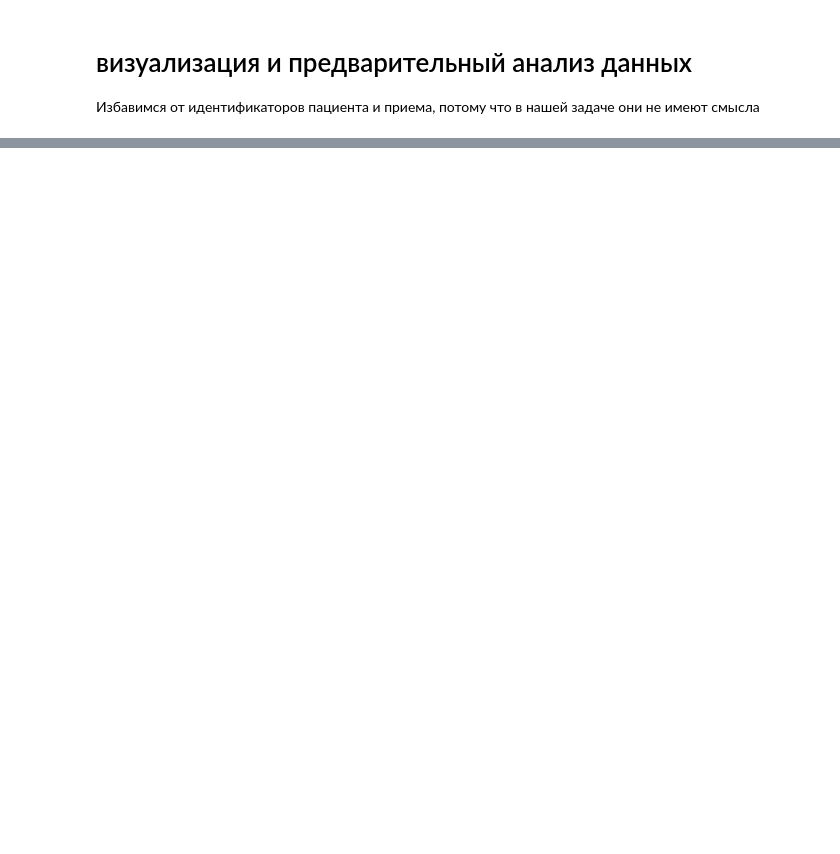
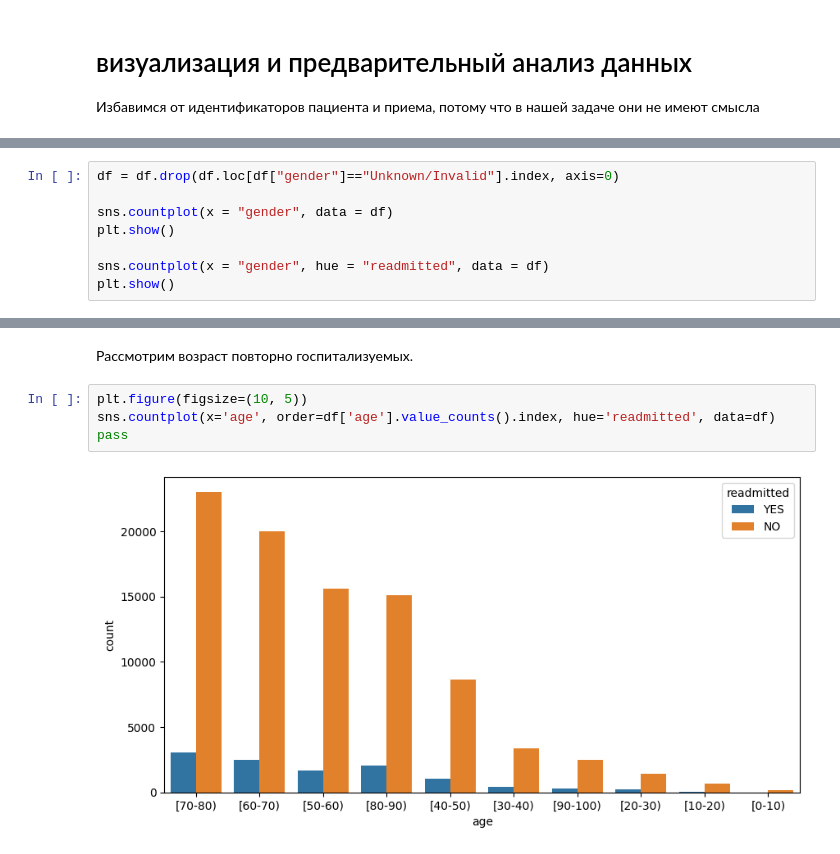
Before and after one commit to Falirchik/ML, a Jupyter notebook: попытка номер .ipynb, the cells around one changed output, grey strips where cells are left out. Cells and saved outputs as stored; diff of their text form; blank space fills up the shorter version.

```diff
--- a/попытка номер .ipynb
+++ b/попытка номер .ipynb
@@ -210,0 +292,8 @@ KeyError: "['patient_nbr', 'encounter_id'] not found in axis"
+# %%
+df = df.drop(df.loc[df["gender"]=="Unknown/Invalid"].index, axis=0)
+
+sns.countplot(x = "gender", data = df)
+plt.show()
+
+sns.countplot(x = "gender", hue = "readmitted", data = df)
+plt.show()
@@ -210,0 +303,8 @@ KeyError: "['patient_nbr', 'encounter_id'] not found in axis"
+# %% [markdown]
+Рассмотрим возраст повторно госпитализуемых.
+# %%
+plt.figure(figsize=(10, 5))
+sns.countplot(x='age', order=df['age'].value_counts().index, hue='readmitted', data=df)
+pass
+# %% [output]
+[figure, added]
```
Also changed, not shown: parts of 23 cells of this notebook, 1 other file.
